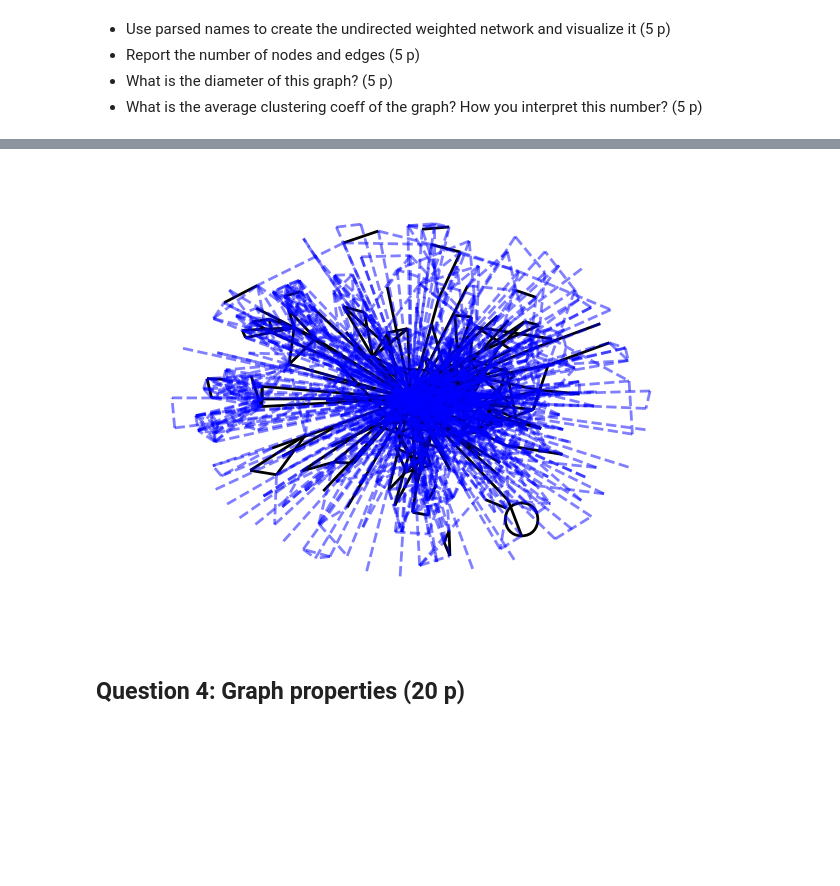
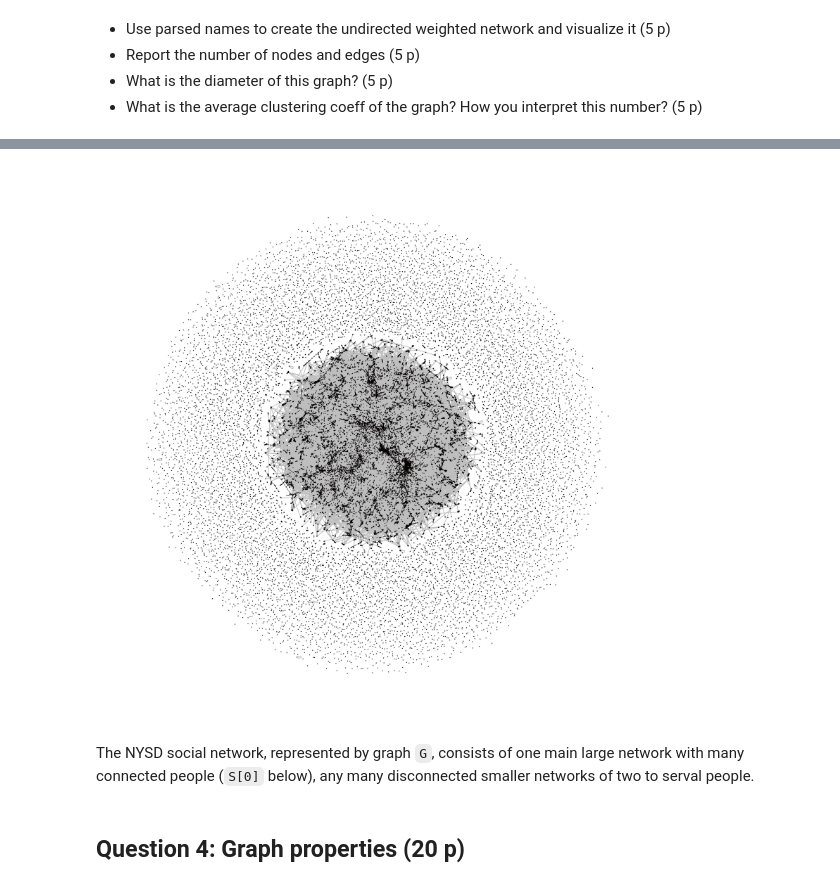
Before and after one commit to shuysman/csci550-miniproject1, a Jupyter notebook: mini_project_1_graph.ipynb, the cells around one changed output, grey strips where cells are left out. Drawn from its saved outputs; the diff is of its cells as text; code cells hidden in the pictures; blank space fills up the shorter version.

Commit message:
some plot stuff

```diff
--- a/mini_project_1_graph.ipynb
+++ b/mini_project_1_graph.ipynb
@@ -506,39 +594,4 @@ nx.average_clustering(S[0])
-# %%
-#### Draw subgraph for Jean Shafiroff (Highest Degree) to visualize an
-#### example node with high importance.  Visualizing the entire graph
-#### may be impossible to do in a meaningful way.
-
-jean_shafiroff_subgraph = G.subgraph(nx.ego_graph(G, "Jean Shafiroff"))
-deg = jean_shafiroff_subgraph.degree()
-nlarge = G.subgraph([n for n in deg if deg[n[0]] >= 10])
-nsmall = G.subgraph([n for n in deg if deg[n[0]] < 10])
-
-elarge = [(u, v) for (u, v, d) in jean_shafiroff_subgraph.edges(data=True) if d["weight"] > 1]
-esmall = [(u, v) for (u, v, d) in jean_shafiroff_subgraph.edges(data=True) if d["weight"] == 1]
-
-pos = nx.spring_layout(jean_shafiroff_subgraph, seed=7)  # positions for all nodes - seed for reproducibility
-
-
-# nodes
-nx.draw_networkx_nodes(nlarge, pos, node_size=100)
-nx.draw_networkx_nodes(nsmall, pos, node_size=25)
-
-# edges
-nx.draw_networkx_edges(jean_shafiroff_subgraph, pos, edgelist=elarge, width=2)
-nx.draw_networkx_edges(
-    jean_shafiroff_subgraph, pos, edgelist=esmall, width=2, alpha=0.5, edge_color="b", style="dashed"
-)
-
-# node labels
-nx.draw_networkx_labels(nlarge, pos, font_size=8, font_family="sans-serif")
-# edge weight labels
-##edge_labels = nx.get_edge_attributes(jean_shafiroff_subgraph, "weight")
-##nx.draw_networkx_edge_labels(jean_shafiroff_subgraph, pos, edge_labels)
-
-ax = plt.gca()
-ax.margins(0.08)
-plt.axis("off")
-plt.tight_layout()
-plt.show()
-# %% [output]
-[figure, removed]
+# %%
+import igraph as ig
+g = ig.Graph.from_networkx(G)
+layout = g.layout(layout='auto')
@@ -545,3 +601,19 @@ plt.show()
+# %%
+fig, ax = plt.subplots(figsize=(32, 32))
+ig.plot(g,
+        target = ax,
+        vertex_size=2,
+        vertex_color='red',
+        #vertex_label=['first', 'second', 'third', 'fourth'],
+        #edge_width=[1, 4],
+        edge_color='grey',
+        )
+plt.axis("off")
+plt.show()
+# %% [output]
+[figure, added]
+# %% [markdown]
+The NYSD social network, represented by graph `G`, consists of one main large network with many connected people (`S[0]` below), any many disconnected smaller networks of two to serval people.
 # %% [markdown]
 ## Question 4: Graph properties (20 p)
 # %% [markdown]
```
Also changed, not shown: parts of 25 cells of this notebook.
